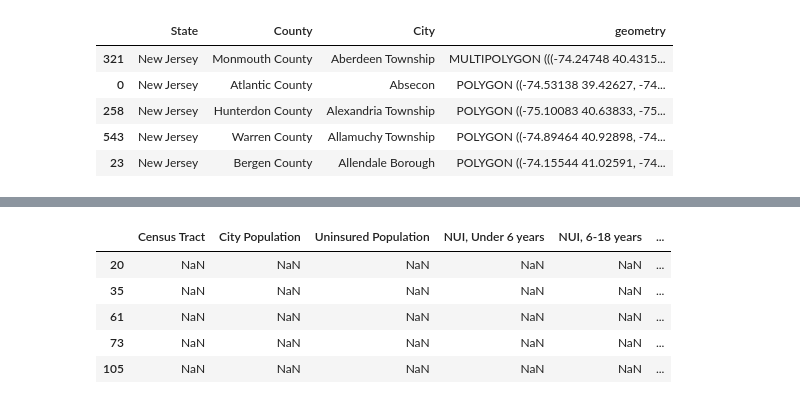
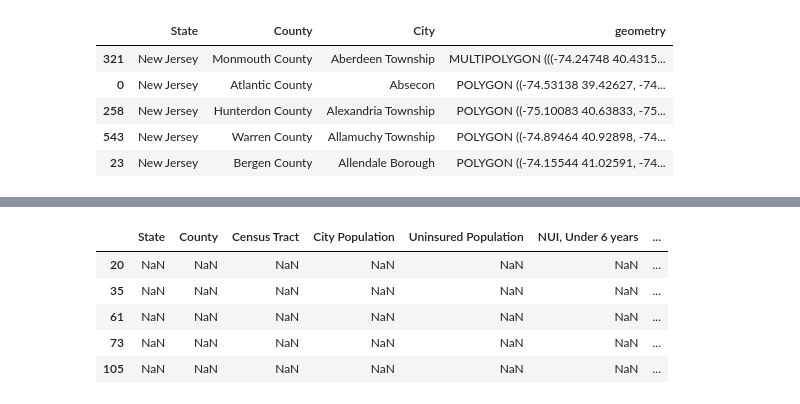
Before and after one commit to Myself1214/Pushing-P-Breakers, a Jupyter notebook: Code/Capstone_Project_ETL.ipynb, the cells around one changed output, grey strips where cells are left out. Drawn from its saved outputs; the diff is of its cells as text; code cells hidden in the pictures.

Commit message:
Updated Census tract Database to have county, state, and census tract as separate columns

```diff
--- a/Code/Capstone_Project_ETL.ipynb
+++ b/Code/Capstone_Project_ETL.ipynb
@@ -535,41 +535,50 @@ tract_h = pd.read_csv('/dbfs/mnt/pushing-p-breakers/NJ_Uninsured_by_Census_Tract
 tract_h.drop(0,inplace=True)
 
 # Rename columns
 tract_h = tract_h.rename(columns = col_dict)
 
 # Select Columns of interest
 tract_h = tract_h[['Census Tract','AFFGEOID','City Population','Uninsured Population','NUI, Under 6 years','NUI, 6-18 years', 'NUI, 19 to 25 years',
 'NUI, 26 to 34 years', 'NUI, 35 to 44 years','NUI, 45 to 54 years','NUI, 55 to 64 years','NUI, 65 years and older',
 'NUI, Men', 'NUI, Women','NUI, White','NUI, African American', 'NUI, American Indian & Alaska Native Population',
 'NUI, Asians', 'NUI, Native Hawaiians & Pacific Islanders Population']]
 
 # Merge based on AFFGEOID column (we need to use a 'right' join because some of the healthcare data for census tracts is missing but we need the county geometries)
 tract_info = tract_h.merge(tract,how='right',on='AFFGEOID')
 
 # Convert to Geodataframe
 tract_info = gpd.GeoDataFrame(tract_info, geometry=tract_info['geometry'])
 
 # Convert columns to appropriate Datatypes
 
 tract_info[['City Population', 'Uninsured Population', 'NUI, Under 6 years', 'NUI, 6-18 years', 'NUI, 19 to 25 years','NUI, 26 to 34 years', 'NUI, 35 to 44 years', 'NUI, 45 to 54 years',
 'NUI, 55 to 64 years', 'NUI, 65 years and older', 'NUI, Men', 'NUI, Women','NUI, White','NUI, African American','NUI, American Indian & Alaska Native Population','NUI, Asians',
 'NUI, Native Hawaiians & Pacific Islanders Population']] = tract_info[['City Population', 'Uninsured Population', 'NUI, Under 6 years', 'NUI, 6-18 years', 'NUI, 19 to 25 years','NUI, 26 to 34 years', 'NUI, 35 to 44 years', 'NUI, 45 to 54 years',
 'NUI, 55 to 64 years', 'NUI, 65 years and older', 'NUI, Men', 'NUI, Women','NUI, White','NUI, African American','NUI, American Indian & Alaska Native Population','NUI, Asians',
 'NUI, Native Hawaiians & Pacific Islanders Population']].fillna(-1).astype(int).replace(-1, np.nan) # if we try to convert to an int with null values it gives an error
 
 # Drop unnecessary columns
-tract_info.drop(['AFFGEOID', 'GEOID', 'NAME', 'LSAD', 'ALAND', 'AWATER','STATEFP','COUNTYFP','TRACTCE'],axis=1,inplace=True)
+tract_info.drop(['AFFGEOID', 'GEOID', 'NAME', 'LSAD', 'ALAND', 'AWATER', 'STATEFP', 'COUNTYFP', 'TRACTCE'],axis=1,inplace=True)
 
-# Just to show what I mean. There are polygons with null healthcare values. We need to use a right join to preserve these polygons
+# Split Census Tract Column into 3 columns
+tract_info[['Census Tract', 'County', 'State']] = tract_info['Census Tract'].str.split(', ', expand=True)
+
+# Rearrange Columns
+cols = list(tract_info.columns)
+cols.remove('State'); cols.remove('County'); cols.remove('Census Tract')
+rearranged_cols = ['State', 'County', 'Census Tract'] + cols
+tract_info = tract_info[rearranged_cols]
+
+# Just to show what I mean about right join. There are polygons with null healthcare values. We need to use a right join to preserve these polygons
 tract_info[tract_info['Uninsured Population'].isna()].head()
 # %% [output]
 [interactive output not drawn]
-|  | Census Tract | City Population | Uninsured Population | NUI, Under 6 years | NUI, 6-18 years | ... |
-| 20 | NaN | NaN | NaN | NaN | NaN | ... |
-| 35 | NaN | NaN | NaN | NaN | NaN | ... |
-| 61 | NaN | NaN | NaN | NaN | NaN | ... |
-| 73 | NaN | NaN | NaN | NaN | NaN | ... |
-| 105 | NaN | NaN | NaN | NaN | NaN | ... |
+|  | State | County | Census Tract | City Population | Uninsured Population | NUI, Under 6 years | ... |
+| 20 | NaN | NaN | NaN | NaN | NaN | NaN | ... |
+| 35 | NaN | NaN | NaN | NaN | NaN | NaN | ... |
+| 61 | NaN | NaN | NaN | NaN | NaN | NaN | ... |
+| 73 | NaN | NaN | NaN | NaN | NaN | NaN | ... |
+| 105 | NaN | NaN | NaN | NaN | NaN | NaN | ... |
 # %%
 # Get SAHIE (Small Area Health Insurance Estimate) Data
 
```
Also changed, not shown: parts of 2 cells of this notebook, 2 other files.
